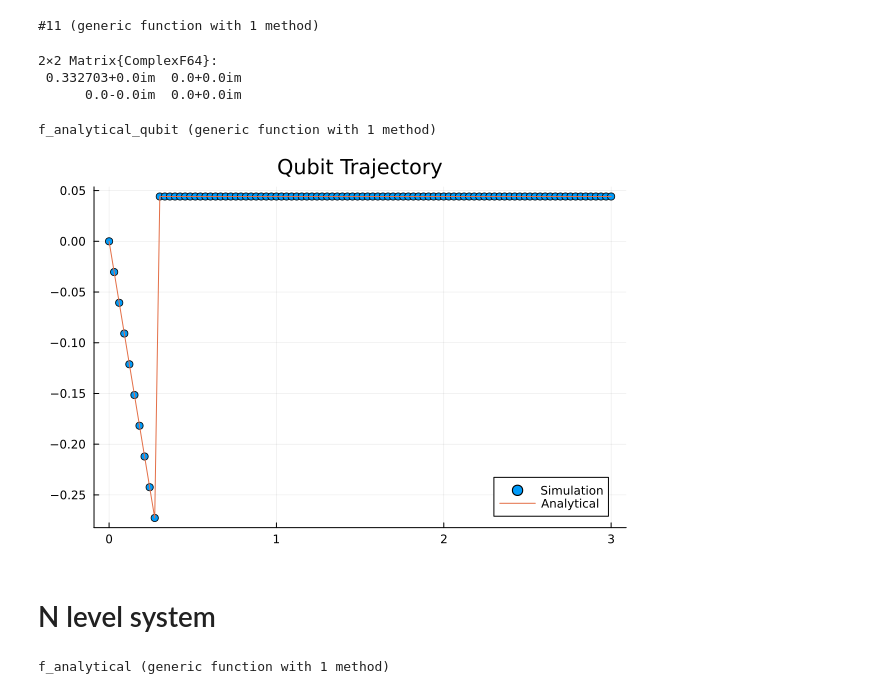
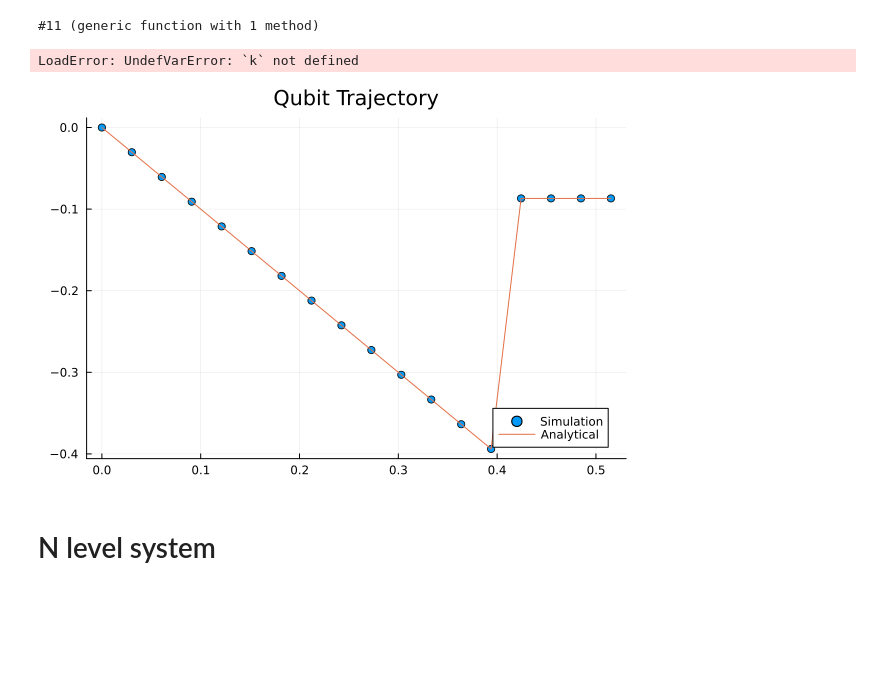
Before and after one commit to Ste1nb0cK/QuTaM.jl, a Jupyter notebook: notebooks/TestTrajectoryContribution.ipynb, the cells around one changed output. Cells and saved outputs as stored; diff of their text form; code cells hidden in the pictures; blank space fills up the shorter version.

```diff
--- a/notebooks/TestTrajectoryContribution.ipynb
+++ b/notebooks/TestTrajectoryContribution.ipynb
@@ -73,12 +73,6 @@ for n in 1:qubit_params.ntraj
     qubit_xi_sample[:, :, :, n] = MonitoringOperator(t_given, qubit_sys, Heff_parametrized, [L_parametrized], qubit_trajectories[n], qubit_params.psi0,
                            [QuTaM.rd_deltaomega, QuTaM.rd_gamma], [0.0, QuTaM.rd_gamma/100])
 end
-# %%
-qubit_xi_sample[:, :, end, 1]
-# %% [output]
-2×2 Matrix{ComplexF64}:
- 0.332703+0.0im  0.0+0.0im
-      0.0-0.0im  0.0+0.0im
 # %%
 contribution_qubit_sample = Array{Float64}(undef, ntimes, qubit_params.ntraj)
 for n in 1:qubit_params.ntraj
@@ -87,15 +81,19 @@ for n in 1:qubit_params.ntraj
     end
 end
 # %%
-f_analytical_qubit(t) = analytical_contribution(t, trajectories[10], QuTaM.rd_gamma, sys.NLEVELS-1)
+trajectory_index = 29
+t_index = 2
+f_analytical_qubit(t) = analytical_contribution(t, trajectories[trajectory_index], QuTaM.rd_gamma, sys.NLEVELS-1)
+abs(contribution_qubit_sample[t_index, k] - analytical_contribution(t, qubit_trajectories[trajectory_index], QuTaM.rd_gamma, qubit_sys.NLEVELS-1))
 # %% [output]
-f_analytical_qubit (generic function with 1 method)
+LoadError: UndefVarError: `k` not defined
 # %%
-f_analytical_qubit(t) = analytical_contribution(t, qubit_trajectories[10], QuTaM.rd_gamma, 2-1)
-scatter(t_given, contribution_qubit_sample[:, 10], label="Simulation", title="Qubit Trajectory")
-plot!(t_given, f_analytical_qubit.(t_given), label="Analytical")
+f_analytical_qubit(t) = analytical_contribution(t, qubit_trajectories[100], QuTaM.rd_gamma, 2-1)
+index_range = 1:18
+scatter(t_given[index_range], contribution_qubit_sample[index_range, 100], label="Simulation", title="Qubit Trajectory")
+plot!(t_given[index_range], f_analytical_qubit.(t_given[index_range]), label="Analytical")
 # %% [output]
-[figure, old version]
+[figure, new version]
 # %% [markdown]
 # N level system
 # %%
@@ -146,8 +149,4 @@ for k in 1:params.ntraj
         contribution_sample[tn, k] = real(tr(xi_sample[:, :, tn, k]))
     end
 end
-# %%
-f_analytical(t) = analytical_contribution(t, trajectories[1], QuTaM.rd_gamma, sys.NLEVELS-1)
-# %% [output]
-f_analytical (generic function with 1 method)
 # %%
```
Also changed, not shown: parts of 6 cells of this notebook, 2 other files.
